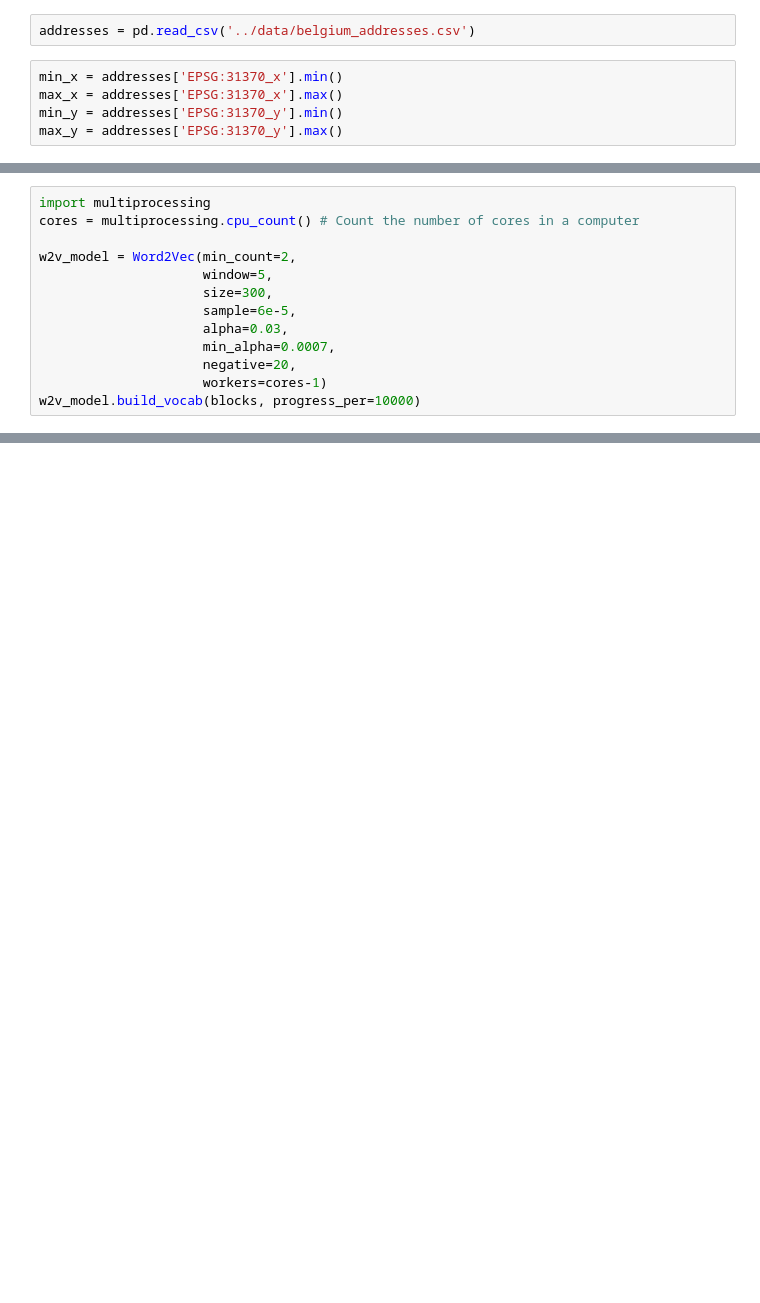
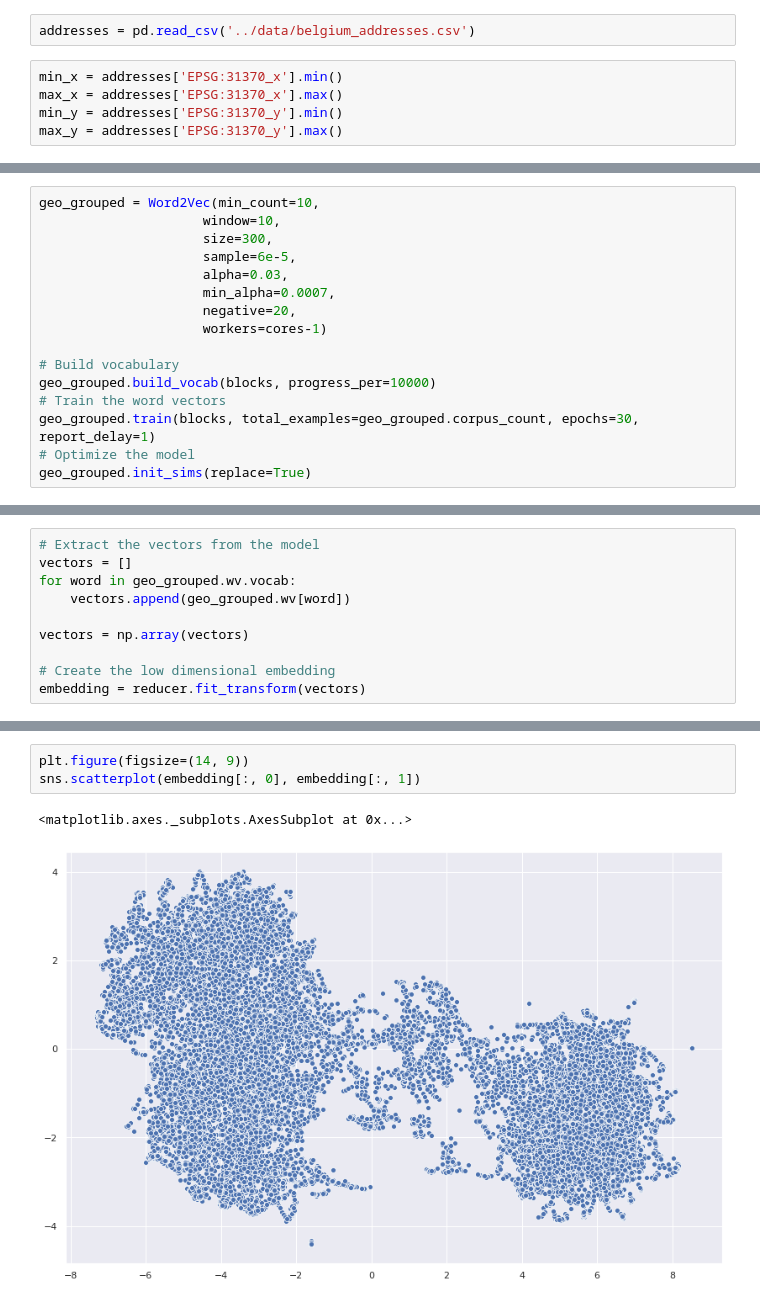
Before and after one commit to oSoc19/best, a Jupyter notebook: visualizations/Word embeddings.ipynb, the cells around one changed output, grey strips where cells are left out. Saved outputs shown, nothing was run; the diff lists cells and outputs as text; blank space fills up the shorter version.

```diff
--- a/visualizations/Word embeddings.ipynb
+++ b/visualizations/Word embeddings.ipynb
@@ -172,13 +116,16 @@ blocks[:10]
 # %%
-import multiprocessing
-cores = multiprocessing.cpu_count() # Count the number of cores in a computer
-
-w2v_model = Word2Vec(min_count=2,
-                     window=5,
+geo_grouped = Word2Vec(min_count=10,
+                     window=10,
                      size=300,
                      sample=6e-5,
                      alpha=0.03,
                      min_alpha=0.0007,
                      negative=20,
                      workers=cores-1)
-w2v_model.build_vocab(blocks, progress_per=10000)
+
+# Build vocabulary
+geo_grouped.build_vocab(blocks, progress_per=10000)
+# Train the word vectors
+geo_grouped.train(blocks, total_examples=geo_grouped.corpus_count, epochs=30, report_delay=1)
+# Optimize the model
+geo_grouped.init_sims(replace=True)
@@ -209,0 +188,10 @@ max(map(len, blocks))
+# %%
+# Extract the vectors from the model
+vectors = []
+for word in geo_grouped.wv.vocab:
+    vectors.append(geo_grouped.wv[word])
+
+vectors = np.array(vectors)
+
+# Create the low dimensional embedding
+embedding = reducer.fit_transform(vectors)
@@ -209,0 +209,6 @@ max(map(len, blocks))
+# %%
+plt.figure(figsize=(14, 9))
+sns.scatterplot(embedding[:, 0], embedding[:, 1])
+# %% [output]
+<matplotlib.axes._subplots.AxesSubplot at 0x...>
+[figure, added]
```
Also changed, not shown: parts of 38 cells of this notebook, 2 other files.
